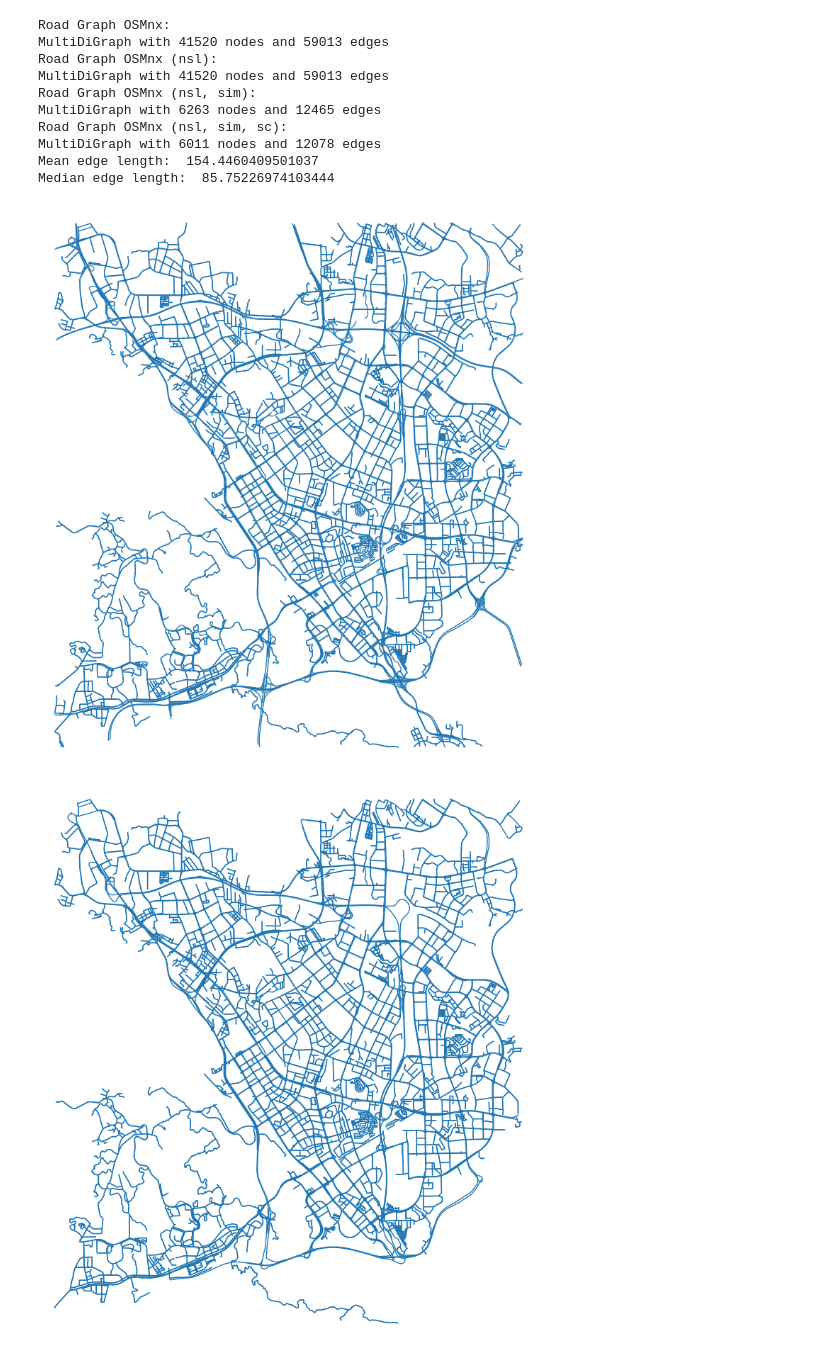
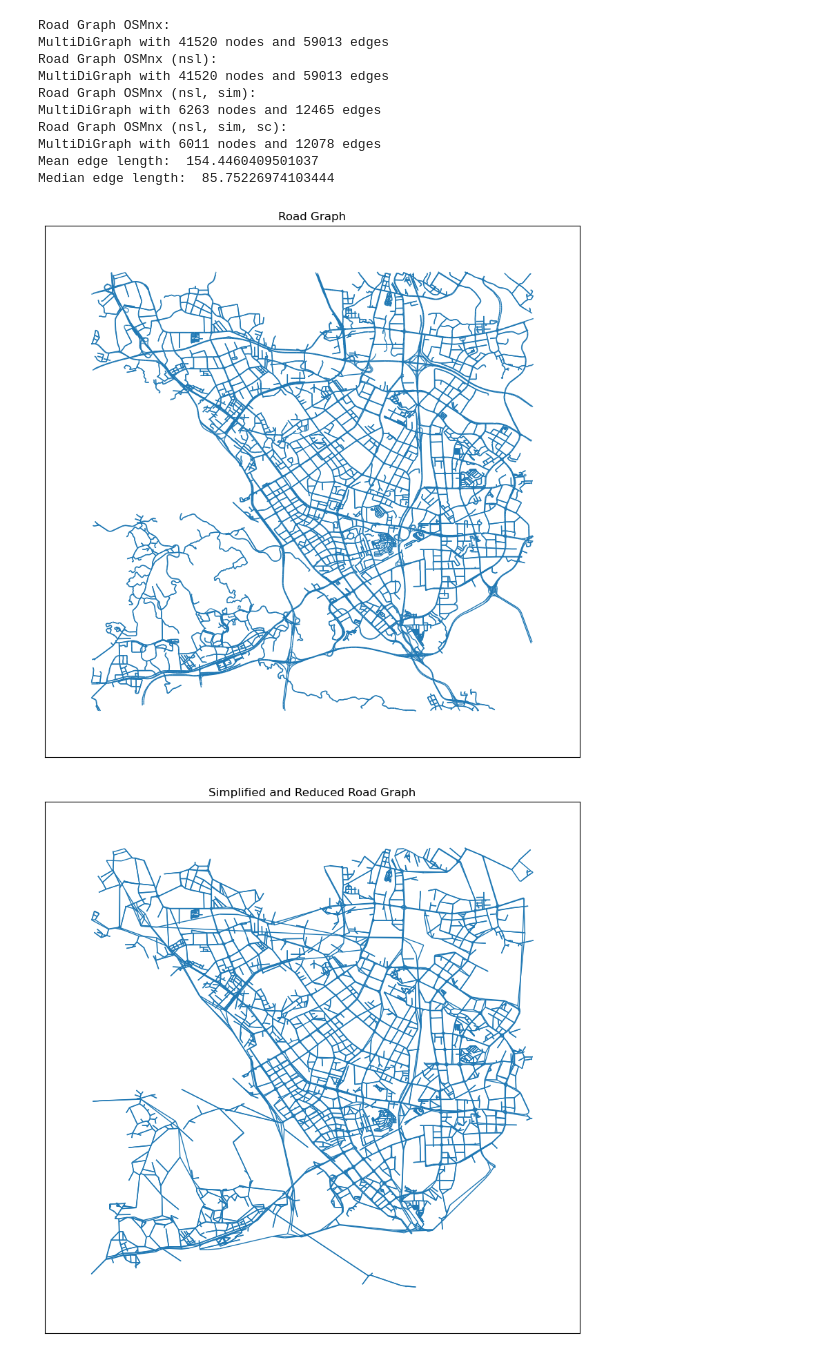
Before and after one commit to manuelck99/bachelors-thesis, a Jupyter notebook: bachelors_thesis/notebook/road_graph.ipynb, the cells around one changed output. Saved outputs shown, nothing was run; the diff lists cells and outputs as text; code cells hidden in the pictures.

```diff
--- a/bachelors_thesis/notebook/road_graph.ipynb
+++ b/bachelors_thesis/notebook/road_graph.ipynb
@@ -68,23 +68,29 @@ Mean edge length:  154.4460409501037
 Median edge length:  85.75226974103444
 # %%
 # Draw the road graph
-ox.plot_graph(
+pos = {node: (road_graph.nodes[node]["x"], road_graph.nodes[node]["y"]) for node in road_graph.nodes()}
+
+fig, ax = plt.subplots(1, 1, figsize=(10, 10))
+nx.draw_networkx_edges(
     road_graph,
-    bgcolor="white",
-    node_size=0,
-    edge_color="#1f77b4",
-    figsize=(10, 10)
+    pos,
+    edge_color="#1f78b4",
+    arrows=False,
+    ax=ax
 )
+ax.set_title("Road Graph")
+plt.show()
 
-ox.plot_graph(
+fig, ax = plt.subplots(1, 1, figsize=(10, 10))
+nx.draw_networkx_edges(
     road_graph_nsl_sim_sc,
-    bgcolor="white",
-    node_size=0,
-    edge_color="#1f77b4",
-    figsize=(10, 10)
+    pos,
+    edge_color="#1f78b4",
+    arrows=False,
+    ax=ax
 )
-
+ax.set_title("Simplified and Reduced Road Graph")
 plt.show()
 # %% [output]
-[figure, old version]
+[figure, new version]
-[figure, old version]
+[figure, new version]
```
Also changed, not shown: 4 other files.
